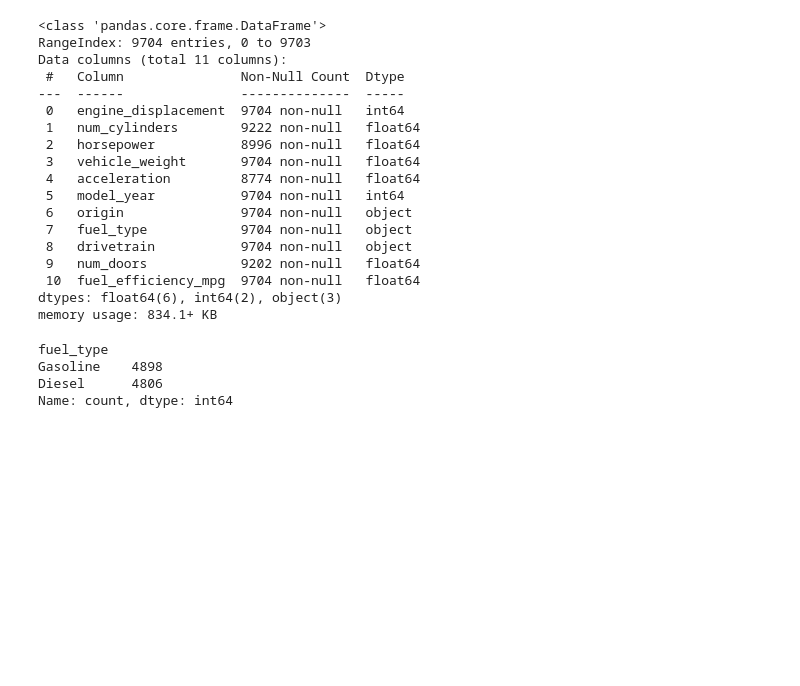
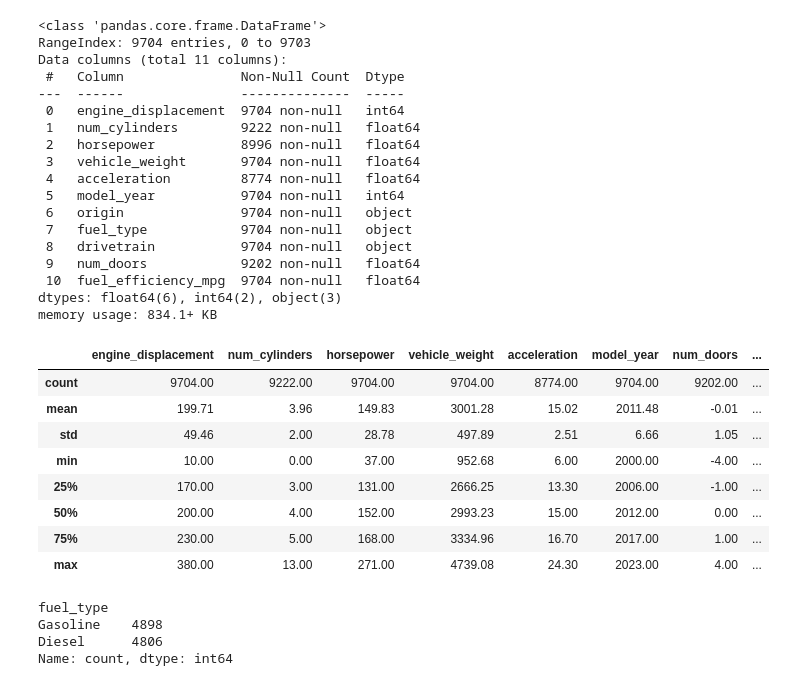
Before and after one commit to nikolaSherperd/EDA-automobile-prices, a Jupyter notebook: Analysis.ipynb, the cells around one changed output. Drawn from its saved outputs; the diff is of its cells as text; code cells hidden in the pictures; blank space fills up the shorter version.

```diff
--- a/Analysis.ipynb
+++ b/Analysis.ipynb
@@ -44,6 +44,18 @@ Data columns (total 11 columns):
  10  fuel_efficiency_mpg  9704 non-null   float64
 dtypes: float64(6), int64(2), object(3)
 memory usage: 834.1+ KB
+# %%
+df.describe().round(2)
+# %% [output]
+|  | engine_displacement | num_cylinders | horsepower | vehicle_weight | acceleration | model_year | num_doors | ... |
+| count | 9704.00 | 9222.00 | 9704.00 | 9704.00 | 8774.00 | 9704.00 | 9202.00 | ... |
+| mean | 199.71 | 3.96 | 149.83 | 3001.28 | 15.02 | 2011.48 | -0.01 | ... |
+| std | 49.46 | 2.00 | 28.78 | 497.89 | 2.51 | 6.66 | 1.05 | ... |
+| min | 10.00 | 0.00 | 37.00 | 952.68 | 6.00 | 2000.00 | -4.00 | ... |
+| 25% | 170.00 | 3.00 | 131.00 | 2666.25 | 13.30 | 2006.00 | -1.00 | ... |
+| 50% | 200.00 | 4.00 | 152.00 | 2993.23 | 15.00 | 2012.00 | 0.00 | ... |
+| 75% | 230.00 | 5.00 | 168.00 | 3334.96 | 16.70 | 2017.00 | 1.00 | ... |
+| max | 380.00 | 13.00 | 271.00 | 4739.08 | 24.30 | 2023.00 | 4.00 | ... |
 # %%
 fuel_type = df['fuel_type'].value_counts()
 # %%
```
Also changed, not shown: parts of 2 cells of this notebook.
